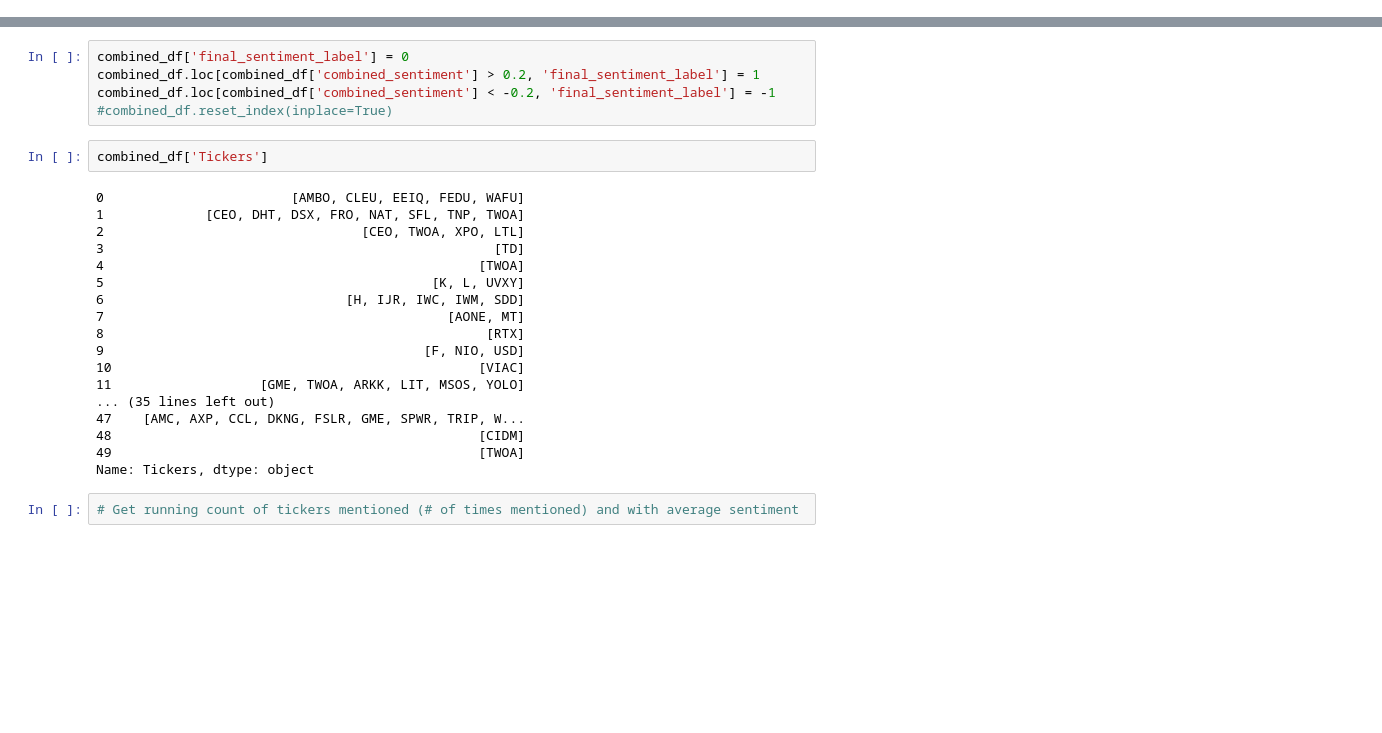
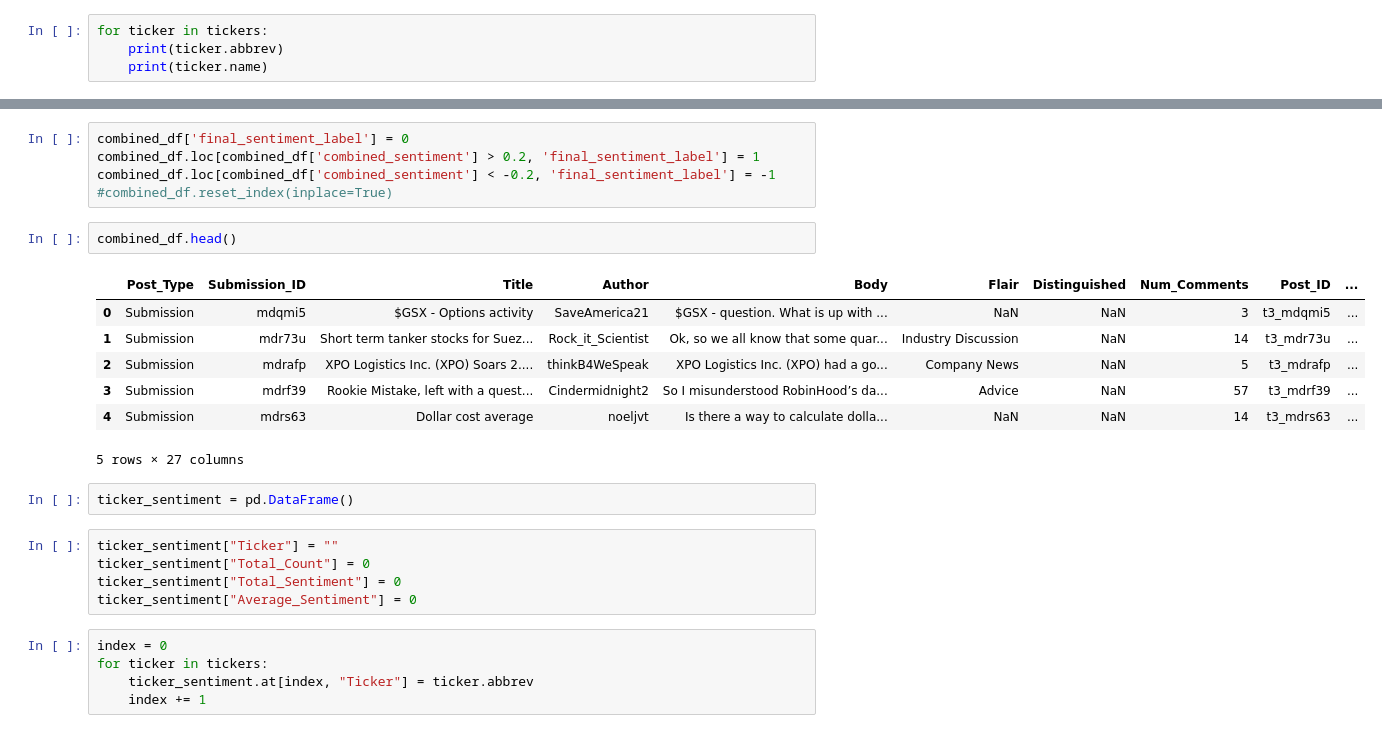
Before and after one commit to MadisonL19/reddit_ticker_analysis, a Jupyter notebook: model.ipynb, the cells around one changed output, grey strips where cells are left out. Cells and saved outputs as stored; diff of their text form; blank space fills up the shorter version.

Commit message:
Updating sentiment model

```diff
--- a/model.ipynb
+++ b/model.ipynb
@@ -38,3 +36,7 @@ for ticker in tickers:
             else:
                 new_name = new_name + " " + word
     ticker.name = new_name
+# %%
+for ticker in tickers:
+    print(ticker.abbrev)
+    print(ticker.name)
@@ -367,24 +387,24 @@ combined_df.loc[combined_df['combined_sentiment'] > 0.2, 'final_sentiment_label'
 combined_df.loc[combined_df['combined_sentiment'] < -0.2, 'final_sentiment_label'] = -1
 #combined_df.reset_index(inplace=True)
 # %%
-combined_df['Tickers']
+combined_df.head()
 # %% [output]
+|  | Post_Type | Submission_ID | Title | Author | Body | Flair | Distinguished | Num_Comments | Post_ID | ... |
+| 0 | Submission | mdqmi5 | $GSX - Options activity | SaveAmerica21 | $GSX - question. What is up with ... | NaN | NaN | 3 | t3_mdqmi5 | ... |
+| 1 | Submission | mdr73u | Short term tanker stocks for Suez... | Rock_it_Scientist | Ok, so we all know that some quar... | Industry Discussion | NaN | 14 | t3_mdr73u | ... |
+| 2 | Submission | mdrafp | XPO Logistics Inc. (XPO) Soars 2.... | thinkB4WeSpeak | XPO Logistics Inc. (XPO) had a go... | Company News | NaN | 5 | t3_mdrafp | ... |
+| 3 | Submission | mdrf39 | Rookie Mistake, left with a quest... | Cindermidnight2 | So I misunderstood RobinHood’s da... | Advice | NaN | 57 | t3_mdrf39 | ... |
+| 4 | Submission | mdrs63 | Dollar cost average | noeljvt | Is there a way to calculate dolla... | NaN | NaN | 14 | t3_mdrs63 | ... |
-0                        [AMBO, CLEU, EEIQ, FEDU, WAFU]
-1             [CEO, DHT, DSX, FRO, NAT, SFL, TNP, TWOA]
-2                                 [CEO, TWOA, XPO, LTL]
-3                                                  [TD]
-4                                                [TWOA]
-5                                          [K, L, UVXY]
-6                               [H, IJR, IWC, IWM, SDD]
-7                                            [AONE, MT]
-8                                                 [RTX]
-9                                         [F, NIO, USD]
-10                                               [VIAC]
-11                   [GME, TWOA, ARKK, LIT, MSOS, YOLO]
-... (35 lines left out)
-47    [AMC, AXP, CCL, DKNG, FSLR, GME, SPWR, TRIP, W...
-48                                               [CIDM]
-49                                               [TWOA]
-Name: Tickers, dtype: object
+5 rows × 27 columns
-# %%
-# Get running count of tickers mentioned (# of times mentioned) and with average sentiment
+# %%
+ticker_sentiment = pd.DataFrame()
+# %%
+ticker_sentiment["Ticker"] = ""
+ticker_sentiment["Total_Count"] = 0
+ticker_sentiment["Total_Sentiment"] = 0
+ticker_sentiment["Average_Sentiment"] = 0
+# %%
+index = 0
+for ticker in tickers:
+    ticker_sentiment.at[index, "Ticker"] = ticker.abbrev
+    index += 1
```
Also changed, not shown: parts of 6 cells of this notebook, 2 other files.
